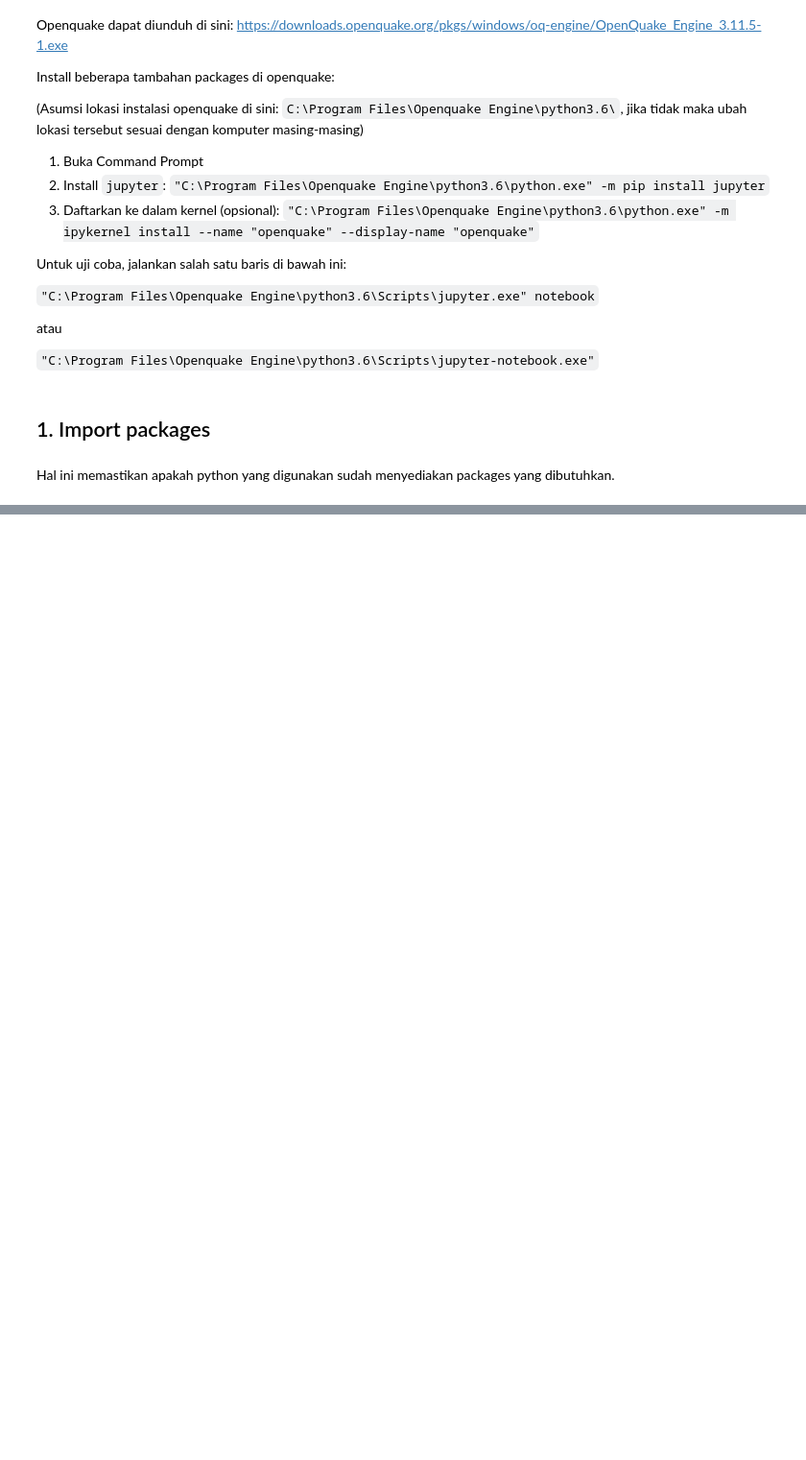
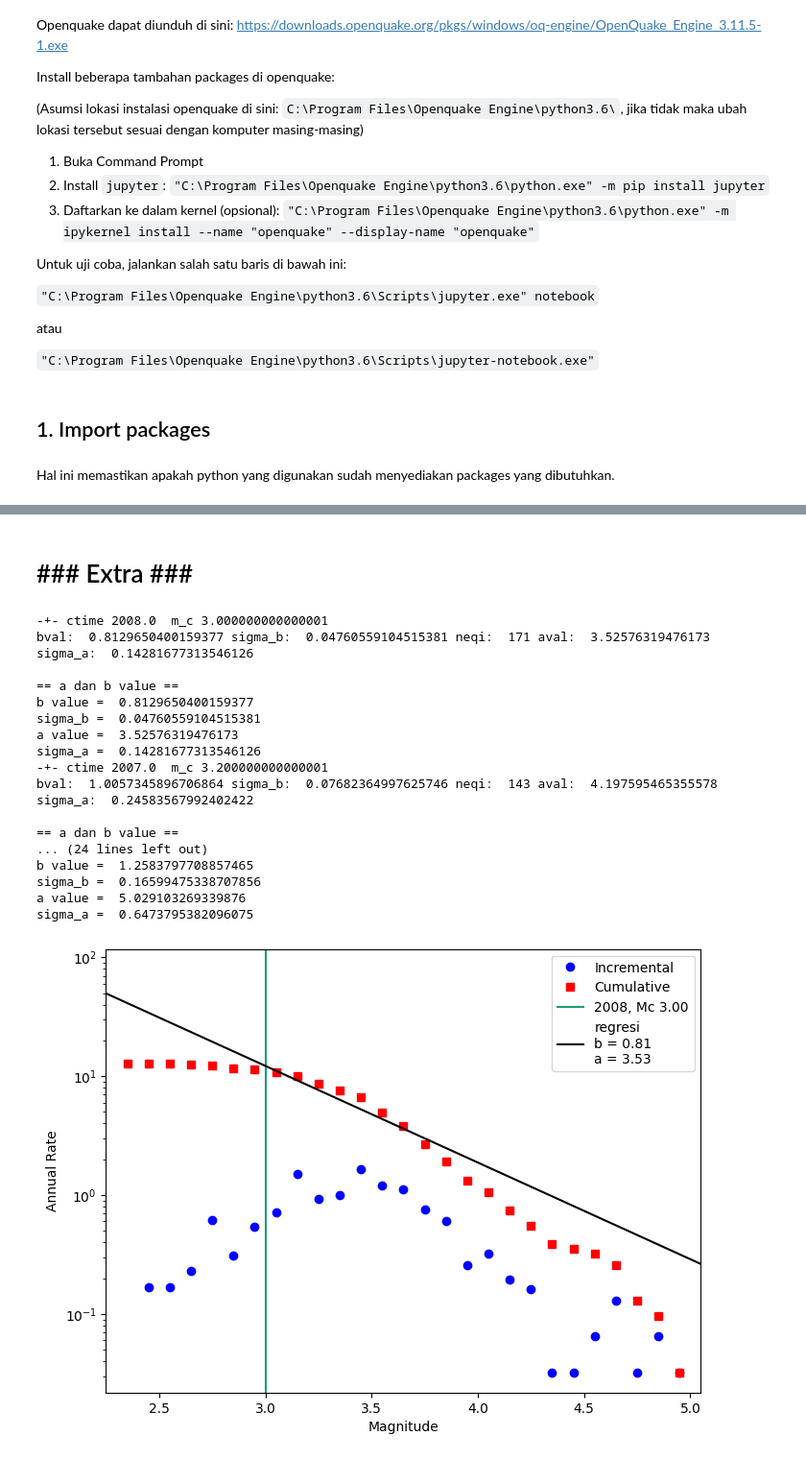
Before and after one commit to yudhastyawan/Seismologi-Teknik-OQ, a Jupyter notebook: OQ009_a_b_value.ipynb, the cells around one changed output, grey strips where cells are left out. Shown: that part at 96% size. Drawn from its saved outputs; the diff is of its cells as text; code cells hidden in the pictures; blank space fills up the shorter version.

```diff
--- a/OQ009_a_b_value.ipynb
+++ b/OQ009_a_b_value.ipynb
@@ -121,0 +124,42 @@ plt.legend()
+# %% [markdown]
+# \#\#\# Extra \#\#\#
+# %%
+for i, comp in enumerate(completeness_table):
+    comp_i = np.array([comp.tolist()])
+    mle_config = {'magnitude_interval': 0.1 ,
+                  'Average Type': 'Weighted',
+                  'reference_magnitude': None }
+    b_val, sigma_b, a_val, sigma_a = b_a_value(catalogue, mle_config, comp_i)
+
+    print("\n== a dan b value ==")
+    print("b value = ", b_val,
+          "\nsigma_b = ", sigma_b,
+          "\na value = ", a_val,
+          "\nsigma_a = ", sigma_a)
+
+    magnitude_bin_width = 0.1
+    m_range = [2., 5.5]
+    plot_observed_reccurence_with_Mc(catalogue, comp_i, completeness_table_old,
+                                     magnitude_bin_width, cmap_Mc='Dark2')
+    plt.plot(m_range, [10**(a_val-b_val*m_range[0]), 10**(a_val-b_val*m_range[1])], c='black', label=f"regresi\nb = {b_val:.2f}\na = {a_val:.2f}")
+    plt.legend()
+    plt.savefig(os.path.join(dir_figs, f'plot_observed_recurrence_Mc-catalogue_1-{i}.png'), dpi=300)
+# %% [output]
+-+- ctime 2008.0  m_c 3.000000000000001
+bval:  0.8129650400159377 sigma_b:  0.04760559104515381 neqi:  171 aval:  3.52576319476173 sigma_a:  0.14281677313546126
+
+== a dan b value ==
+b value =  0.8129650400159377
+sigma_b =  0.04760559104515381
+a value =  3.52576319476173
+sigma_a =  0.14281677313546126
+-+- ctime 2007.0  m_c 3.200000000000001
+bval:  1.0057345896706864 sigma_b:  0.07682364997625746 neqi:  143 aval:  4.197595465355578 sigma_a:  0.24583567992402422
+
+== a dan b value ==
+... (24 lines left out)
+b value =  1.2583797708857465
+sigma_b =  0.16599475338707856
+a value =  5.029103269339876
+sigma_a =  0.6473795382096075
+[figure, added]
```
Also changed, not shown: parts of 13 cells of this notebook, 18 other files.
